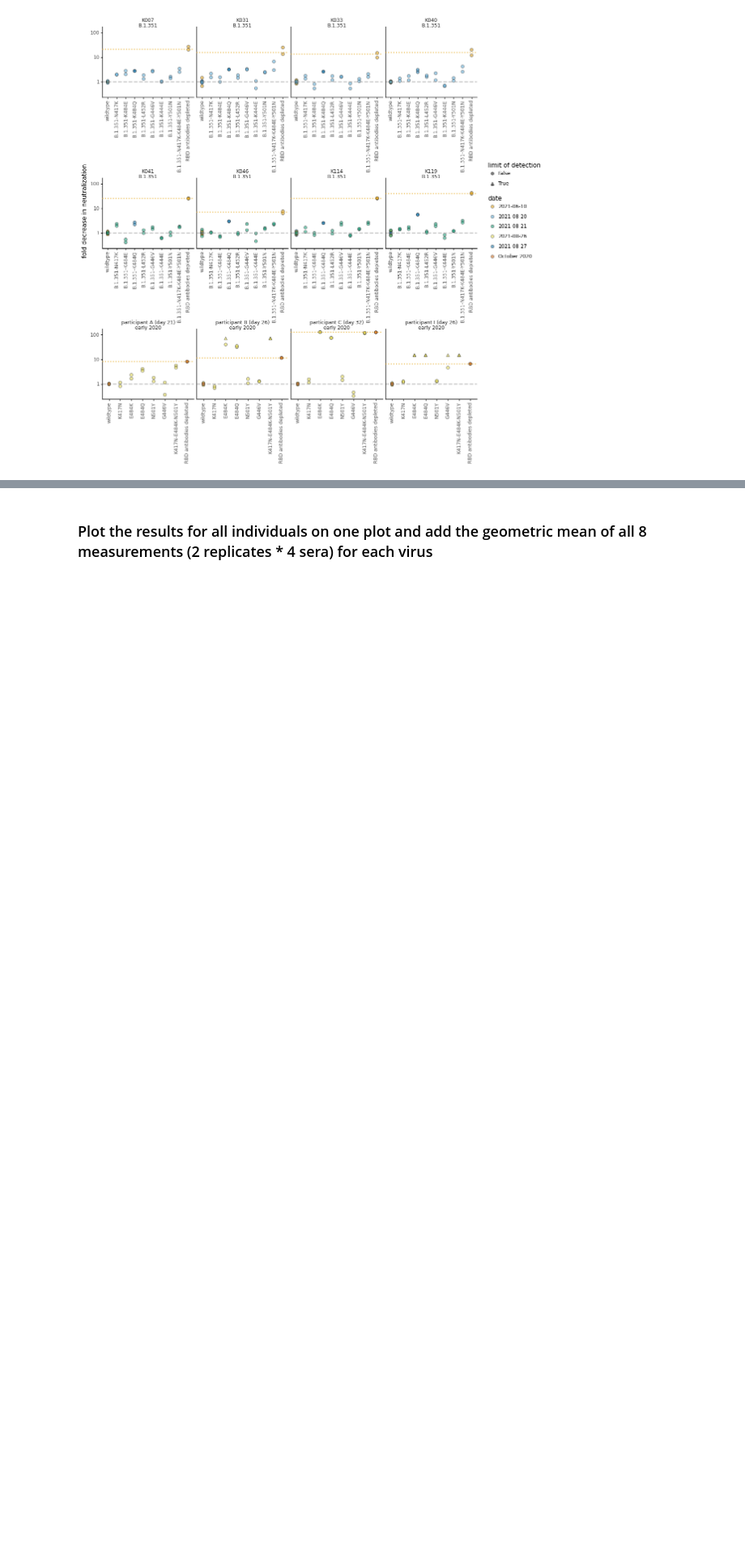
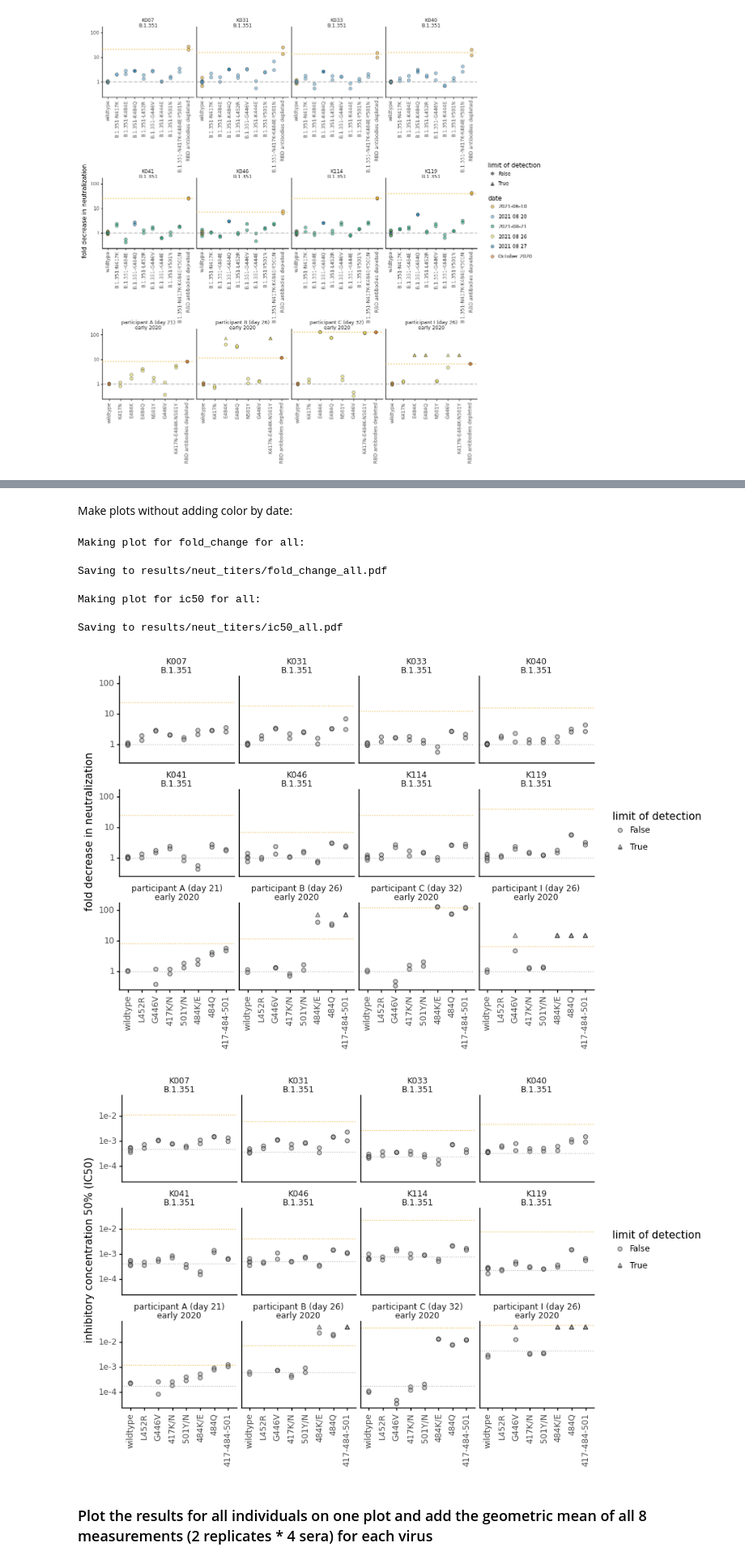
Before and after one commit to jbloomlab/SARS-CoV-2-RBD_B.1.351, a Jupyter notebook: experimental_data/analyze_neut_data.ipynb, the cells around one changed output, grey strips where cells are left out. Shown at 81% size. Drawn from its saved outputs; the diff is of its cells as text; code cells hidden in the pictures; blank space fills up the shorter version.

```diff
--- a/experimental_data/analyze_neut_data.ipynb
+++ b/experimental_data/analyze_neut_data.ipynb
@@ -511,3 +527,56 @@ Saving to results/neut_titers/ic50_all.pdf
+# %% [markdown]
+Make plots without adding color by date:
+# %%
+for metric in ['fold_change', 'ic50']:
+    for virus_set, virus_subsample in config['virus_subsets'].items():
+        print(f'Making plot for {metric} for {virus_set}:')
+
+        ylab={'fold_change':'fold decrease in neutralization', 'ic50':'inhibitory concentration 50% (IC50)'}
+
+        dates=neut_titers.query("virus in @virus_subsample & virus not in ['wildtype', 'RBD antibodies depleted']")['date'].unique()
+
+        p = (ggplot(neut_titers
+                    .query("virus in @virus_subsample & date in @dates & replicate!= 'average'")
+                    ) +
+             aes('virus_labels', metric, shape='ic50_is_bound',
+                ) +
+             geom_point(size=2, alpha=0.5, fill='#999999',) +
+             scale_y_log10(name=ylab[metric]) +
+             facet_wrap('~serum_virus', ncol=4, scales='fixed') +
+             theme_classic() +
+             theme(axis_text_x=element_text(angle=90),
+               axis_title_x=element_blank(),
+               strip_background_x=element_blank(),
+               figure_size=(9, 6),
+               ) +
+             geom_hline(data=(neut_titers
+                              .query('virus in ["wildtype", "RBD antibodies depleted"] & replicate!="average"')
+                              .groupby(['serum', 'virus', 'serum_virus'])
+                              .agg({metric: geometric_mean})
+                              .reset_index()
+                             ),
+                        inherit_aes=False,
+                        mapping=aes(yintercept=metric, color='virus'),
+                        alpha=0.7,
+                        size=0.5,
+                        linetype='dotted',
+                       ) +
+             scale_shape_manual(values=['o','^'], name='limit of detection') +
+             scale_color_manual(values=CBPALETTE*3, guide=False)
+             )
+
+        _ = p.draw()
+
+        plotfile = f'{results}/{metric}_{virus_set}.pdf'
+        print(f"Saving to {plotfile}")
+        p.save(plotfile, limitsize=False, verbose=False)
+# %% [output]
+Making plot for fold_change for all:
+Saving to results/neut_titers/fold_change_all.pdf
+Making plot for ic50 for all:
+Saving to results/neut_titers/ic50_all.pdf
+[figure, added]
+[figure, added]
 # %% [markdown]
 ### Plot the results for all individuals on one plot and add the geometric mean of all 8 measurements (2 replicates * 4 sera) for each virus
 # %%
```
Also changed, not shown: parts of 11 cells of this notebook, 56 other files.
